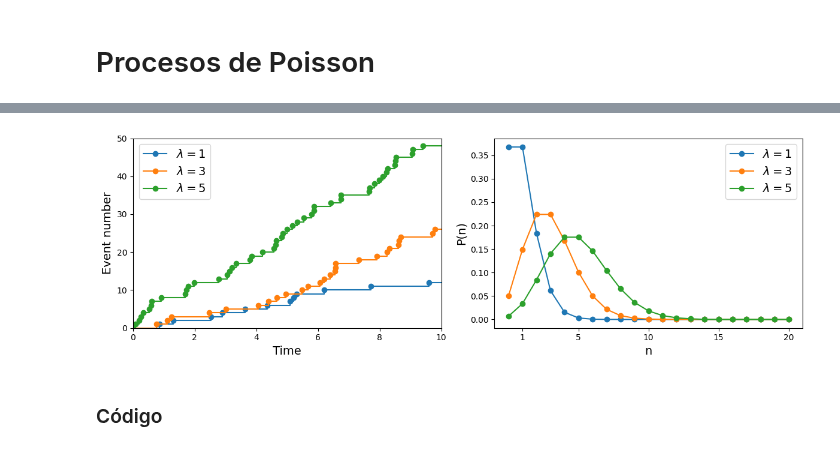
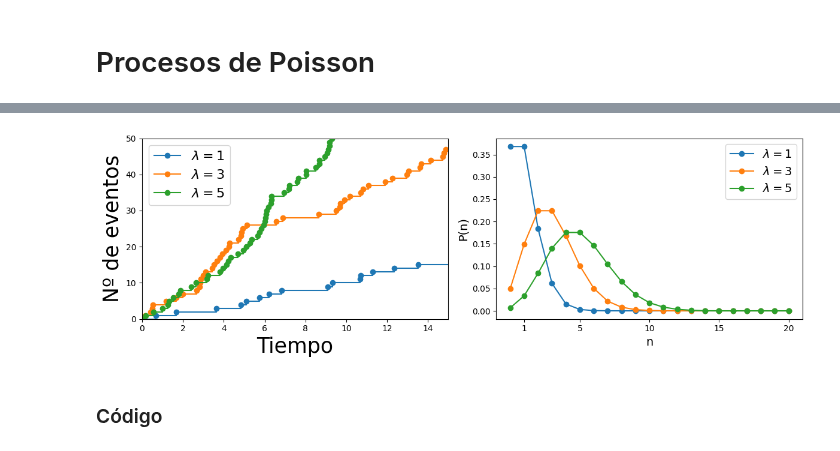
Before and after one commit to RivasAntonio/TFM, a Jupyter notebook: Códigos/Poisson/pruebas.ipynb, the cells around one changed output, grey strips where cells are left out. Saved outputs shown, nothing was run; the diff lists cells and outputs as text; code cells hidden in the pictures.

```diff
--- a/Códigos/Poisson/pruebas.ipynb
+++ b/Códigos/Poisson/pruebas.ipynb
@@ -21,38 +21,38 @@ plt.show()
 # %%
 times, events = poisson_process(2,10)
 fig, axes = plt.subplots(1, 2, figsize=(12, 4))
 n = np.arange(0, 21)
 lambdas = [1, 3, 5]
 
 for i in range(3):
     times, events = poisson_process(lambdas[i], 100)
 
     fig.axes[0].plot(times, events, marker = 'o', drawstyle ='steps-post', label = f"$\lambda = {lambdas[i]}$")
 
-fig.axes[0].set_xlabel('Time', fontsize = 14)
-fig.axes[0].set_ylabel('Event number', fontsize = 14)
-fig.axes[0].legend(fontsize = 14)
-fig.axes[0].set_xbound(0, 10)
+fig.axes[0].set_xlabel('Tiempo', fontsize = 25)
+fig.axes[0].set_ylabel('Nº de eventos', fontsize = 25)
+fig.axes[0].legend(fontsize = 16)
+fig.axes[0].set_xbound(0, 15)
 #fig.axes[0].set_xlim(0, 10)
 fig.axes[0].set_ylim(0, 50)
 
 
 P1 = [lambdas[0]**n[i] * np.exp(-lambdas[0]) / np.math.factorial(n[i]) for i in range(21)]
 P2 = [lambdas[1]**n[i] * np.exp(-lambdas[1]) / np.math.factorial(n[i]) for i in range(21)]
 P5 = [lambdas[2]**n[i] * np.exp(-lambdas[2]) / np.math.factorial(n[i]) for i in range(21)]
 
 fig.axes[1].plot(n, P1, marker = 'o', label = '$\lambda = 1$')
 fig.axes[1].plot(n, P2, marker = 'o', label = '$\lambda = 3$')
 fig.axes[1].plot(n, P5, marker = 'o', label = '$\lambda = 5$')
 fig.axes[1].set_xticks([1, 5, 10, 15, 20])
 fig.axes[1].set_xticklabels([1, 5, 10, 15, 20])
 fig.axes[1].set_xlabel('n', fontsize = 14)
 fig.axes[1].set_ylabel('P(n)', fontsize = 14)
 fig.axes[1].legend(fontsize = 14)
 
 fig.tight_layout()
 # %% [output]
-[figure, old version]
+[figure, new version]
 # %% [markdown]
 ### Código
 # %%
```
Also changed, not shown: parts of 1 cell of this notebook, 7 other files.
